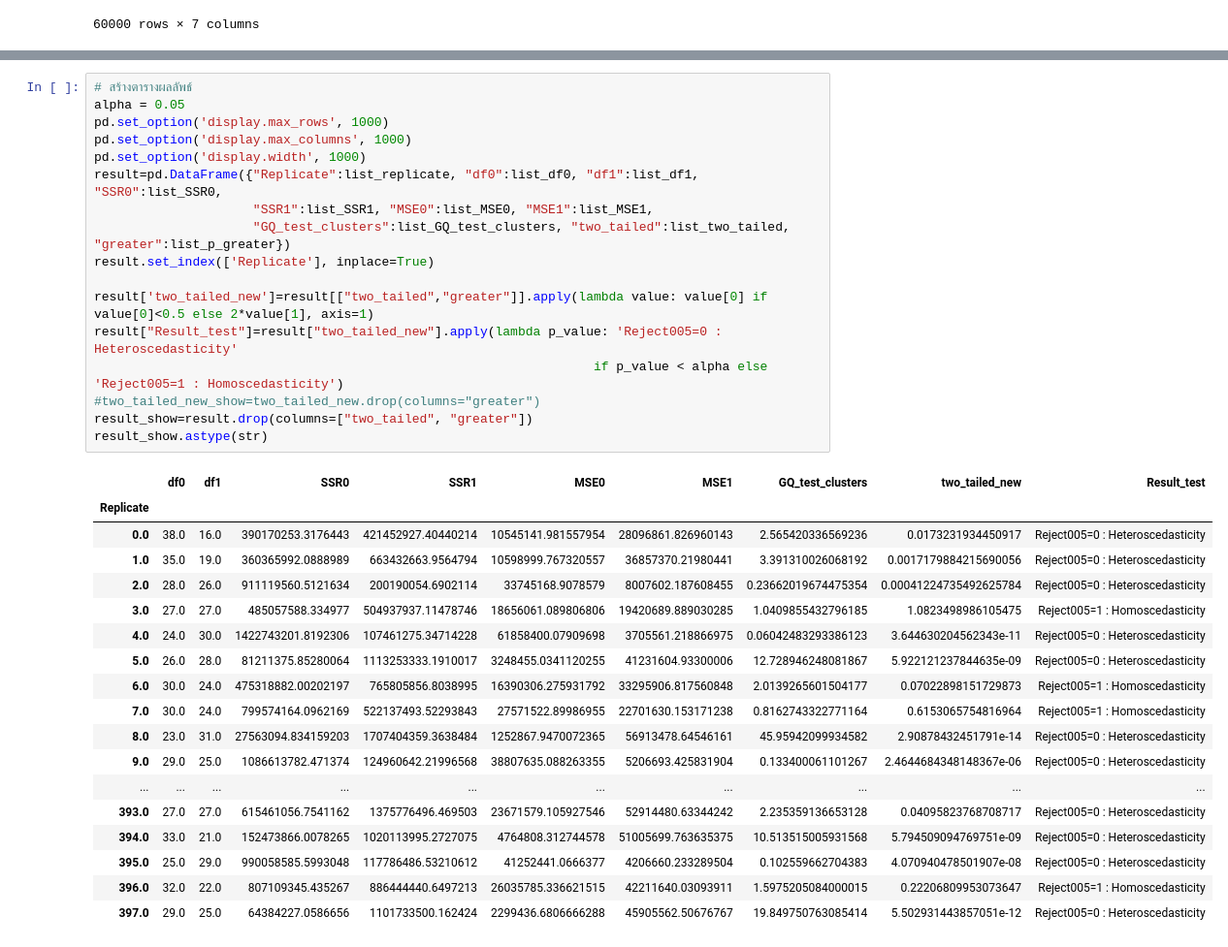
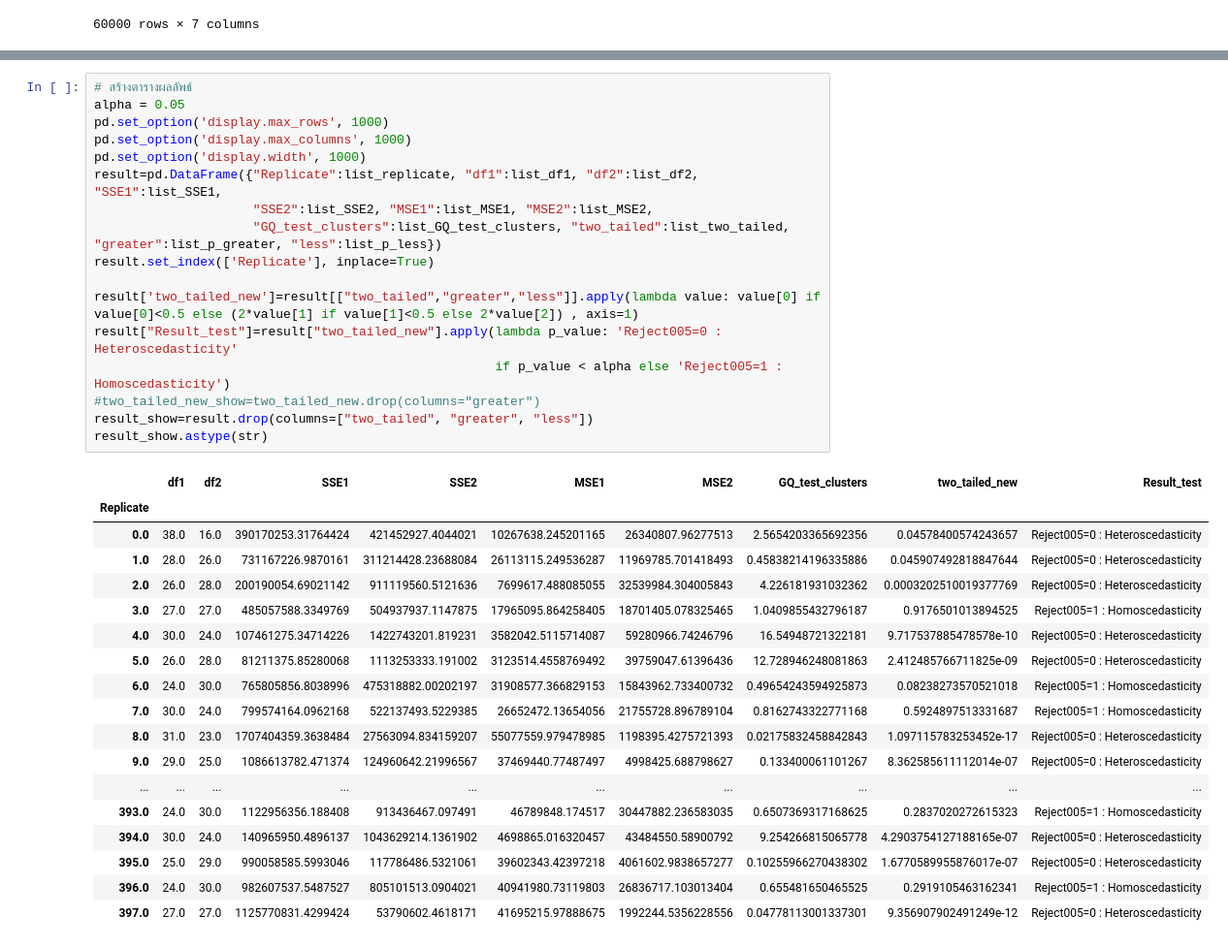
Before and after one commit to iam-fern/Generate_multiplication, a Jupyter notebook: GQtest_cluster_data_multi_delta_(4)_n60_05.ipynb, the cells around one changed output, grey strips where cells are left out. Shown at 97% size. Cells and saved outputs as stored; diff of their text form.

```diff
--- a/GQtest_cluster_data_multi_delta_(4)_n60_05.ipynb
+++ b/GQtest_cluster_data_multi_delta_(4)_n60_05.ipynb
@@ -252,39 +284,39 @@ result.astype(str)
 # %%
 # สร้างตารางผลลัพธ์
 alpha = 0.05
 pd.set_option('display.max_rows', 1000)
 pd.set_option('display.max_columns', 1000)
 pd.set_option('display.width', 1000)
-result=pd.DataFrame({"Replicate":list_replicate, "df0":list_df0, "df1":list_df1, "SSR0":list_SSR0,
-                     "SSR1":list_SSR1, "MSE0":list_MSE0, "MSE1":list_MSE1,
-                     "GQ_test_clusters":list_GQ_test_clusters, "two_tailed":list_two_tailed, "greater":list_p_greater})
+result=pd.DataFrame({"Replicate":list_replicate, "df1":list_df1, "df2":list_df2, "SSE1":list_SSE1,
+                     "SSE2":list_SSE2, "MSE1":list_MSE1, "MSE2":list_MSE2,
+                     "GQ_test_clusters":list_GQ_test_clusters, "two_tailed":list_two_tailed, "greater":list_p_greater, "less":list_p_less})
 result.set_index(['Replicate'], inplace=True)
 
-result['two_tailed_new']=result[["two_tailed","greater"]].apply(lambda value: value[0] if value[0]<0.5 else 2*value[1], axis=1)
+result['two_tailed_new']=result[["two_tailed","greater","less"]].apply(lambda value: value[0] if value[0]<0.5 else (2*value[1] if value[1]<0.5 else 2*value[2]) , axis=1)
 result["Result_test"]=result["two_tailed_new"].apply(lambda p_value: 'Reject005=0 : Heteroscedasticity'
-                                                                  if p_value < alpha else 'Reject005=1 : Homoscedasticity')
+                                                     if p_value < alpha else 'Reject005=1 : Homoscedasticity')
 #two_tailed_new_show=two_tailed_new.drop(columns="greater")
-result_show=result.drop(columns=["two_tailed", "greater"])
+result_show=result.drop(columns=["two_tailed", "greater", "less"])
 result_show.astype(str)
 # %% [output]
-|  | df0 | df1 | SSR0 | SSR1 | MSE0 | MSE1 | GQ_test_clusters | two_tailed_new | Result_test |
+|  | df1 | df2 | SSE1 | SSE2 | MSE1 | MSE2 | GQ_test_clusters | two_tailed_new | Result_test |
 | Replicate |  |  |  |  |  |  |  |  |  |
-| 0.0 | 38.0 | 16.0 | 390170253.3176443 | 421452927.40440214 | 10545141.981557954 | 28096861.826960143 | 2.565420336569236 | 0.0173231934450917 | Reject005=0 : Heteroscedasticity |
-| 1.0 | 35.0 | 19.0 | 360365992.0888989 | 663432663.9564794 | 10598999.767320557 | 36857370.21980441 | 3.391310026068192 | 0.0017179884215690056 | Reject005=0 : Heteroscedasticity |
-| 2.0 | 28.0 | 26.0 | 911119560.5121634 | 200190054.6902114 | 33745168.9078579 | 8007602.187608455 | 0.23662019674475354 | 0.00041224735492625784 | Reject005=0 : Heteroscedasticity |
-| 3.0 | 27.0 | 27.0 | 485057588.334977 | 504937937.11478746 | 18656061.089806806 | 19420689.889030285 | 1.0409855432796185 | 1.0823498986105475 | Reject005=1 : Homoscedasticity |
-| 4.0 | 24.0 | 30.0 | 1422743201.8192306 | 107461275.34714228 | 61858400.07909698 | 3705561.218866975 | 0.06042483293386123 | 3.644630204562343e-11 | Reject005=0 : Heteroscedasticity |
-| 5.0 | 26.0 | 28.0 | 81211375.85280064 | 1113253333.1910017 | 3248455.0341120255 | 41231604.93300006 | 12.728946248081867 | 5.922121237844635e-09 | Reject005=0 : Heteroscedasticity |
-| 6.0 | 30.0 | 24.0 | 475318882.00202197 | 765805856.8038995 | 16390306.275931792 | 33295906.817560848 | 2.0139265601504177 | 0.07022898151729873 | Reject005=1 : Homoscedasticity |
-| 7.0 | 30.0 | 24.0 | 799574164.0962169 | 522137493.52293843 | 27571522.89986955 | 22701630.153171238 | 0.8162743322771164 | 0.6153065754816964 | Reject005=1 : Homoscedasticity |
-| 8.0 | 23.0 | 31.0 | 27563094.834159203 | 1707404359.3638484 | 1252867.9470072365 | 56913478.64546161 | 45.95942099934582 | 2.90878432451791e-14 | Reject005=0 : Heteroscedasticity |
-| 9.0 | 29.0 | 25.0 | 1086613782.471374 | 124960642.21996568 | 38807635.088263355 | 5206693.425831904 | 0.133400061101267 | 2.4644684348148367e-06 | Reject005=0 : Heteroscedasticity |
+| 0.0 | 38.0 | 16.0 | 390170253.31764424 | 421452927.4044021 | 10267638.245201165 | 26340807.96277513 | 2.5654203365692356 | 0.04578400574243657 | Reject005=0 : Heteroscedasticity |
+| 1.0 | 28.0 | 26.0 | 731167226.9870161 | 311214428.23688084 | 26113115.249536287 | 11969785.701418493 | 0.45838214196335886 | 0.045907492818847644 | Reject005=0 : Heteroscedasticity |
+| 2.0 | 26.0 | 28.0 | 200190054.69021142 | 911119560.5121636 | 7699617.488085055 | 32539984.304005843 | 4.226181931032362 | 0.0003202510019377769 | Reject005=0 : Heteroscedasticity |
+| 3.0 | 27.0 | 27.0 | 485057588.3349769 | 504937937.1147875 | 17965095.864258405 | 18701405.078325465 | 1.0409855432796187 | 0.9176501013894525 | Reject005=1 : Homoscedasticity |
+| 4.0 | 30.0 | 24.0 | 107461275.34714226 | 1422743201.819231 | 3582042.5115714087 | 59280966.74246796 | 16.54948721322181 | 9.717537885478578e-10 | Reject005=0 : Heteroscedasticity |
+| 5.0 | 26.0 | 28.0 | 81211375.85280068 | 1113253333.191002 | 3123514.4558769492 | 39759047.61396436 | 12.728946248081863 | 2.412485766711825e-09 | Reject005=0 : Heteroscedasticity |
+| 6.0 | 24.0 | 30.0 | 765805856.8038996 | 475318882.00202197 | 31908577.366829153 | 15843962.733400732 | 0.49654243594925873 | 0.08238273570521018 | Reject005=1 : Homoscedasticity |
+| 7.0 | 30.0 | 24.0 | 799574164.0962168 | 522137493.5229385 | 26652472.13654056 | 21755728.896789104 | 0.8162743322771168 | 0.5924897513331687 | Reject005=1 : Homoscedasticity |
+| 8.0 | 31.0 | 23.0 | 1707404359.3638484 | 27563094.834159207 | 55077559.979478985 | 1198395.4275721393 | 0.02175832458842843 | 1.097115783253452e-17 | Reject005=0 : Heteroscedasticity |
+| 9.0 | 29.0 | 25.0 | 1086613782.471374 | 124960642.21996567 | 37469440.77487497 | 4998425.688798627 | 0.133400061101267 | 8.362585611112014e-07 | Reject005=0 : Heteroscedasticity |
 | ... | ... | ... | ... | ... | ... | ... | ... | ... | ... |
-| 393.0 | 27.0 | 27.0 | 615461056.7541162 | 1375776496.469503 | 23671579.105927546 | 52914480.63344242 | 2.235359136653128 | 0.04095823768708717 | Reject005=0 : Heteroscedasticity |
-| 394.0 | 33.0 | 21.0 | 152473866.0078265 | 1020113995.2727075 | 4764808.312744578 | 51005699.763635375 | 10.513515005931568 | 5.794509094769751e-09 | Reject005=0 : Heteroscedasticity |
-| 395.0 | 25.0 | 29.0 | 990058585.5993048 | 117786486.53210612 | 41252441.0666377 | 4206660.233289504 | 0.102559662704383 | 4.070940478501907e-08 | Reject005=0 : Heteroscedasticity |
-| 396.0 | 32.0 | 22.0 | 807109345.435267 | 886444440.6497213 | 26035785.336621515 | 42211640.03093911 | 1.5975205084000015 | 0.22206809953073647 | Reject005=1 : Homoscedasticity |
-| 397.0 | 29.0 | 25.0 | 64384227.0586656 | 1101733500.162424 | 2299436.6806666288 | 45905562.50676767 | 19.849750763085414 | 5.502931443857051e-12 | Reject005=0 : Heteroscedasticity |
+| 393.0 | 24.0 | 30.0 | 1122956356.188408 | 913436467.097491 | 46789848.174517 | 30447882.236583035 | 0.6507369317168625 | 0.2837020272615323 | Reject005=1 : Homoscedasticity |
+| 394.0 | 30.0 | 24.0 | 140965950.4896137 | 1043629214.1361902 | 4698865.016320457 | 43484550.58900792 | 9.254266815065778 | 4.2903754127188165e-07 | Reject005=0 : Heteroscedasticity |
+| 395.0 | 25.0 | 29.0 | 990058585.5993046 | 117786486.5321061 | 39602343.42397218 | 4061602.9838657277 | 0.10255966270438302 | 1.6770589955876017e-07 | Reject005=0 : Heteroscedasticity |
+| 396.0 | 24.0 | 30.0 | 982607537.5487527 | 805101513.0904021 | 40941980.73119803 | 26836717.103013404 | 0.655481650465525 | 0.2919105463162341 | Reject005=1 : Homoscedasticity |
+| 397.0 | 27.0 | 27.0 | 1125770831.4299424 | 53790602.4618171 | 41695215.97888675 | 1992244.5356228556 | 0.04778113001337301 | 9.356907902491249e-12 | Reject005=0 : Heteroscedasticity |
 # %%
 result_show['Result_test'].value_counts()
 # %% [output]
```
Also changed, not shown: parts of 5 cells of this notebook.
